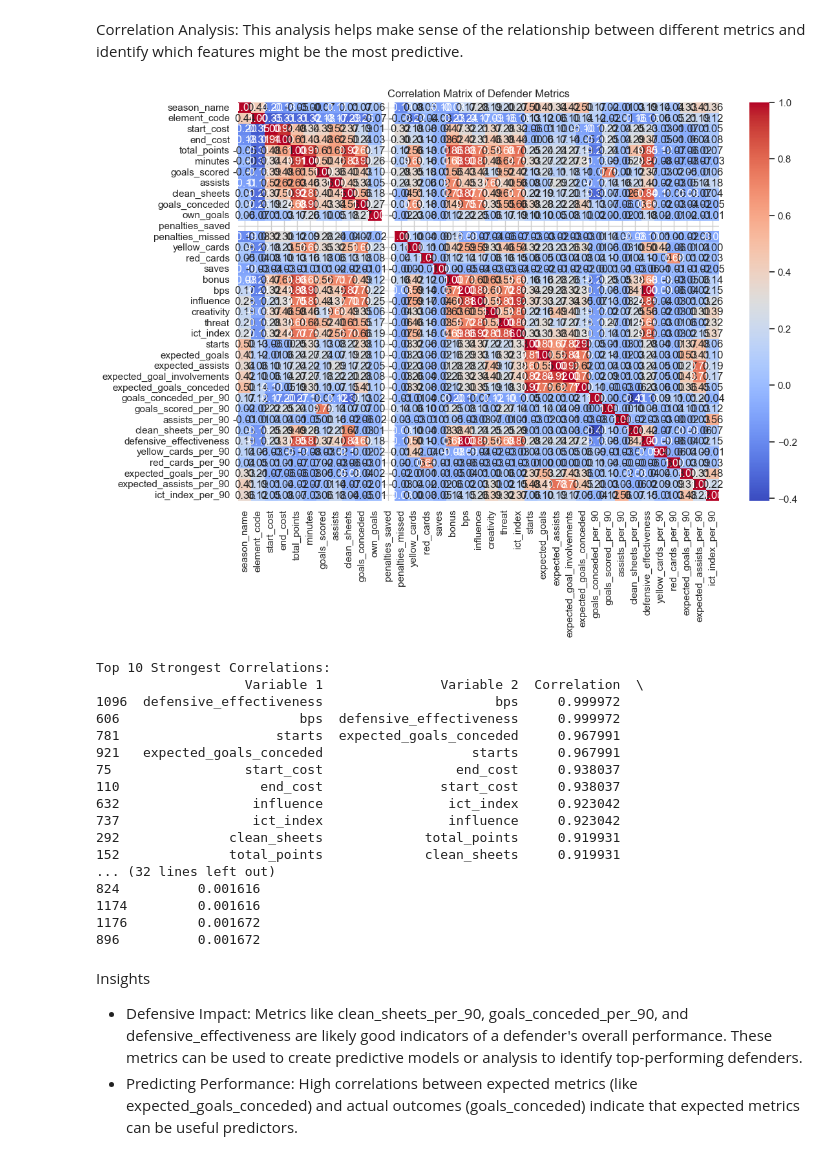
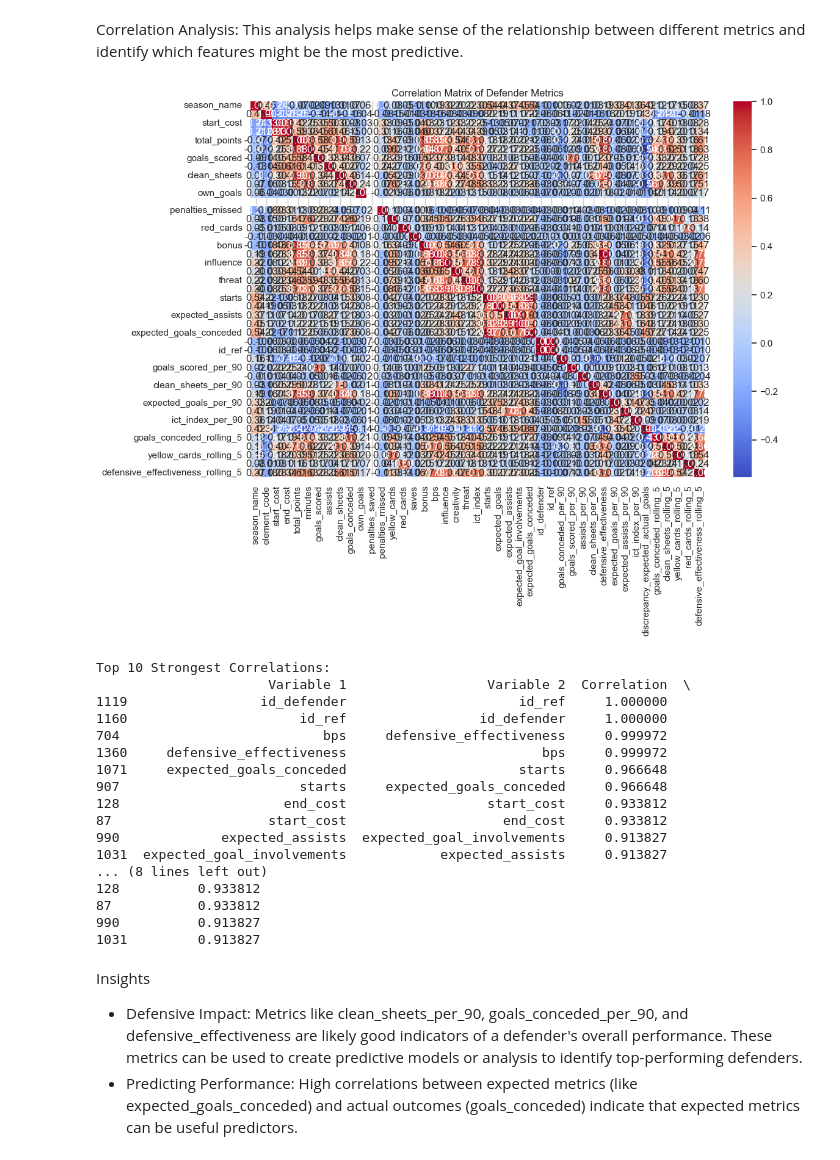
Before and after one commit to dfquinn23/Project_2, a Jupyter notebook: _defense_analysis/notebooks/04-defensive_metrics_feature_engineering.ipynb, the cells around one changed output. Saved outputs shown, nothing was run; the diff lists cells and outputs as text; code cells hidden in the pictures.

```diff
--- a/_defense_analysis/notebooks/04-defensive_metrics_feature_engineering.ipynb
+++ b/_defense_analysis/notebooks/04-defensive_metrics_feature_engineering.ipynb
@@ -81 +104,4 @@ defenders_df.head()
+# %%
+# Check if there are players with zero minutes to avoid division by zero
+defenders_df = defenders_df[defenders_df['minutes'] > 0]
 # %% [markdown]
@@ -129,5 +145,0 @@ Metrics like yellow and red cards can provide insights into the discipline of de
-# %%
-# Calculate per-90 metrics for disciplinary actions
-defenders_df['yellow_cards_per_90'] = (defenders_df['yellow_cards'] / defenders_df['minutes']) * 90
-defenders_df['red_cards_per_90'] = (defenders_df['red_cards'] / defenders_df['minutes']) * 90
-defenders_df.head()
@@ -178,0 +181,7 @@ defenders_df
+# %%
+# Discrepancy between expected and actual goals conceded
+defenders_df['discrepancy_expected_actual_goals'] = (
+    defenders_df['expected_goals_conceded'] - defenders_df['goals_conceded']
+)
+
+defenders_df.head()
@@ -178,0 +198,12 @@ defenders_df
+# %%
+# Sorting by 'element_code' and 'season_name' to maintain chronological order
+defenders_df.sort_values(by=['element_code', 'season_name'], inplace=True)
+
+# Calculate rolling averages for recent performance over the last 5 matches
+defenders_df['goals_conceded_rolling_5'] = defenders_df.groupby('element_code')['goals_conceded'].rolling(window=5, min_periods=1).mean().reset_index(level=0, drop=True)
+defenders_df['clean_sheets_rolling_5'] = defenders_df.groupby('element_code')['clean_sheets'].rolling(window=5, min_periods=1).mean().reset_index(level=0, drop=True)
+defenders_df['yellow_cards_rolling_5'] = defenders_df.groupby('element_code')['yellow_cards'].rolling(window=5, min_periods=1).mean().reset_index(level=0, drop=True)
+defenders_df['red_cards_rolling_5'] = defenders_df.groupby('element_code')['red_cards'].rolling(window=5, min_periods=1).mean().reset_index(level=0, drop=True)
+defenders_df['defensive_effectiveness_rolling_5'] = (defenders_df.groupby('element_code')['defensive_effectiveness'].transform(lambda x: x.rolling(window=5, min_periods=1).mean()))
+
+defenders_df.head()
@@ -264,14 +243,19 @@ print(defenders_df.head())
 Correlation Analysis:
 This analysis helps make sense of the relationship between different metrics and identify which features might be the most predictive.
 # %%
+# Filter the DataFrame to include only numeric columns
+numeric_df = defenders_df.select_dtypes(include=['number'])
+
 # Correlation matrix to analyze relationships between features
-correlation_matrix = defenders_df.corr()
+correlation_matrix = numeric_df.corr()
+
+# Plot the correlation matrix
 plt.figure(figsize=(12, 8))
 sns.heatmap(correlation_matrix, annot=True, cmap='coolwarm', fmt=".2f")
 plt.title("Correlation Matrix of Defender Metrics")
 plt.show()
 # %% [output]
-[figure, old version]
+[figure, new version]
 # %%
 # Convert the correlation matrix to a DataFrame and reset the index
 correlation_df = correlation_matrix.stack().reset_index()
@@ -293,29 +277,29 @@ print("Top 10 Strongest Correlations:")
 print(strongest_correlations.head(10))
 
 # Sort the DataFrame by correlation values to find the weakest correlations (closest to 0)
-weakest_correlations = correlation_df.sort_values(by='Abs_Correlation', ascending=True)
+#weakest_correlations = correlation_df.sort_values(by='Abs_Correlation', ascending=True)
 
 # Display the top 10 weakest correlations
-print("Top 10 Weakest Correlations:")
-print(weakest_correlations.head(10))
+#print("Top 10 Weakest Correlations:")
+#print(weakest_correlations.head(10))
 # %% [output]
 Top 10 Strongest Correlations:
-                   Variable 1               Variable 2  Correlation  \
-1096  defensive_effectiveness                      bps     0.999972
-606                       bps  defensive_effectiveness     0.999972
-781                    starts  expected_goals_conceded     0.967991
-921   expected_goals_conceded                   starts     0.967991
-75                 start_cost                 end_cost     0.938037
-110                  end_cost               start_cost     0.938037
-632                 influence                ict_index     0.923042
-737                 ict_index                influence     0.923042
-292              clean_sheets             total_points     0.919931
-152              total_points             clean_sheets     0.919931
-... (32 lines left out)
-824          0.001616
-1174         0.001616
-1176         0.001672
-896          0.001672
+                      Variable 1                  Variable 2  Correlation  \
+1119                 id_defender                      id_ref     1.000000
+1160                      id_ref                 id_defender     1.000000
+704                          bps     defensive_effectiveness     0.999972
+1360     defensive_effectiveness                         bps     0.999972
+1071     expected_goals_conceded                      starts     0.966648
+907                       starts     expected_goals_conceded     0.966648
+128                     end_cost                  start_cost     0.933812
+87                    start_cost                    end_cost     0.933812
+990             expected_assists  expected_goal_involvements     0.913827
+1031  expected_goal_involvements            expected_assists     0.913827
+... (8 lines left out)
+128          0.933812
+87           0.933812
+990          0.913827
+1031         0.913827
 # %% [markdown]
 Insights
 * Defensive Impact: Metrics like clean_sheets_per_90, goals_conceded_per_90, and defensive_effectiveness are likely good indicators of a defender's overall performance. These metrics can be used to create predictive models or analysis to identify top-performing defenders.
```
Also changed, not shown: parts of 42 cells of this notebook, 39 other files.
